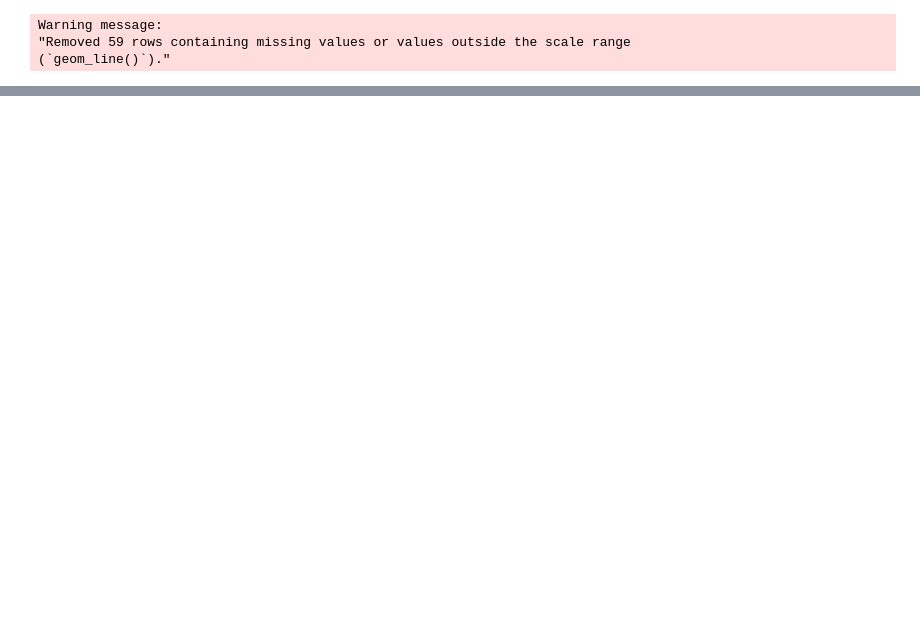
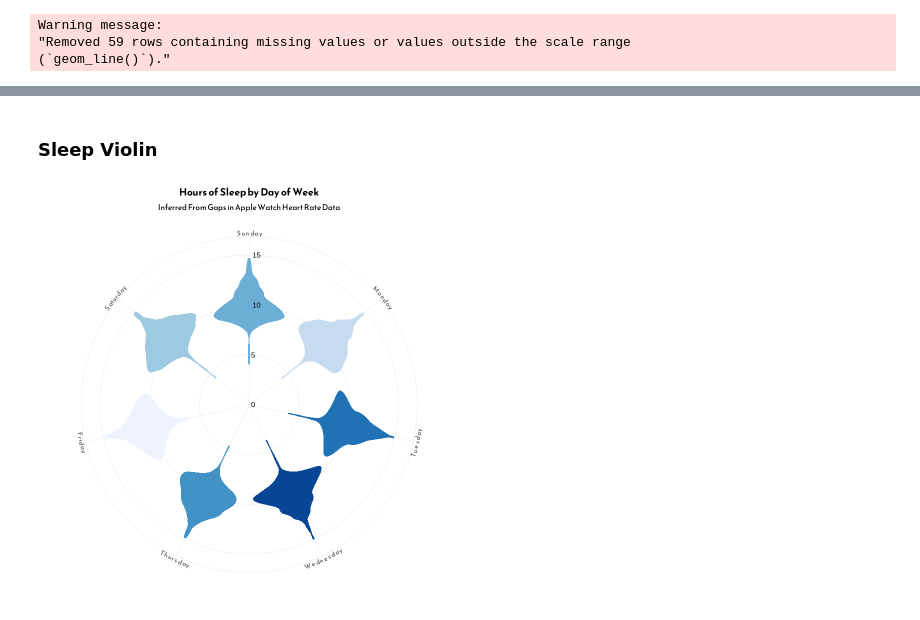
Before and after one commit to helloimfrei/apple-heart-rate, a Jupyter notebook: exploration/pretty_plots.ipynb, the cells around one changed output, grey strips where cells are left out. Drawn from its saved outputs; the diff is of its cells as text; code cells hidden in the pictures; blank space fills up the shorter version.

Commit message:
violins!

```diff
--- a/exploration/pretty_plots.ipynb
+++ b/exploration/pretty_plots.ipynb
@@ -87,0 +70,31 @@ fig
+# %% [markdown]
+### Sleep Violin
+# %%
+sleep_by_day_violin <- ggplot(sleep, mapping = aes(x = day_of_week, y = hours_of_sleep)) +
+geom_violin(mapping = aes(fill = day_of_week, color = day_of_week), size = 0.8) +
+scale_fill_brewer(palette = 'Blues') +
+scale_color_brewer(palette = 'Blues') +
+scale_x_discrete(limits = c("Thursday", "Friday", "Saturday","Sunday", "Monday", "Tuesday", "Wednesday")) +
+labs(
+  title = "Hours of Sleep by Day of Week",
+  subtitle = 'Inferred From Gaps in Apple Watch Heart Rate Data',
+  x = 'Day of Week',
+  y = 'Hours of Sleep',
+  fill = 'Day of Week',
+  color = 'Day of Week',
+  ) +
+  coord_curvedpolar(start = 180*pi/180) +
+  theme(legend.position = "none",
+  axis.text.y = element_blank(),
+  axis.title.y = element_blank(),
+  axis.title.x = element_blank(),
+  plot.title = element_text(hjust = 0.5),
+  plot.subtitle = element_text(hjust = 0.5)) +
+  #there simply must be a better way
+  annotate("text", x = 4, y = 0, label = "0", hjust = -0.5) +
+  annotate("text", x = 4, y = 5, label = "5", hjust = -0.5) +
+  annotate("text", x = 4, y = 10, label = "10", hjust = -0.5) +
+  annotate("text", x = 4, y = 15, label = "15", hjust = -0.5)
+sleep_by_day_violin
+# %% [output]
+[figure, added]
```
Also changed, not shown: parts of 13 cells of this notebook, 5 other files.
